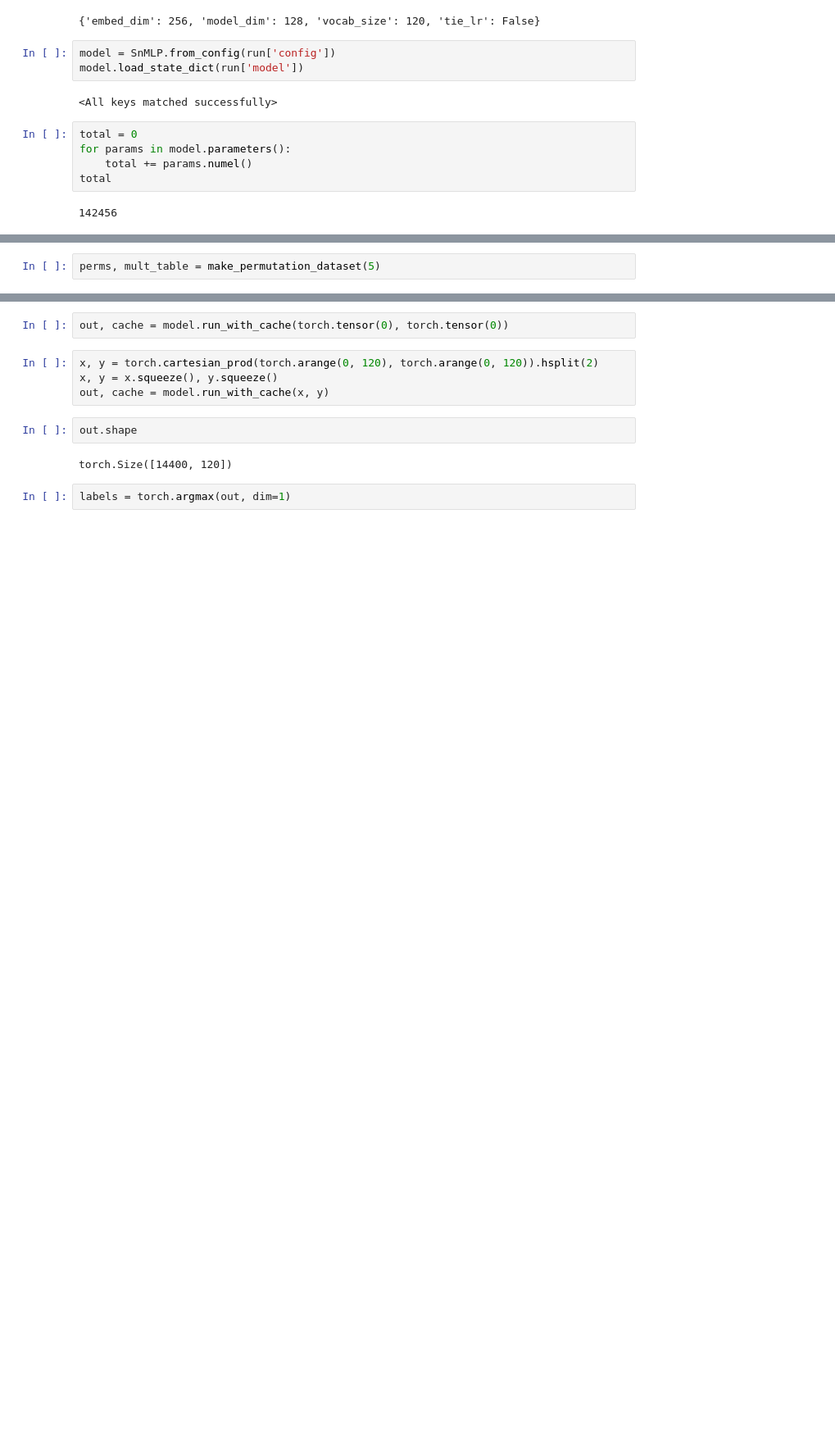
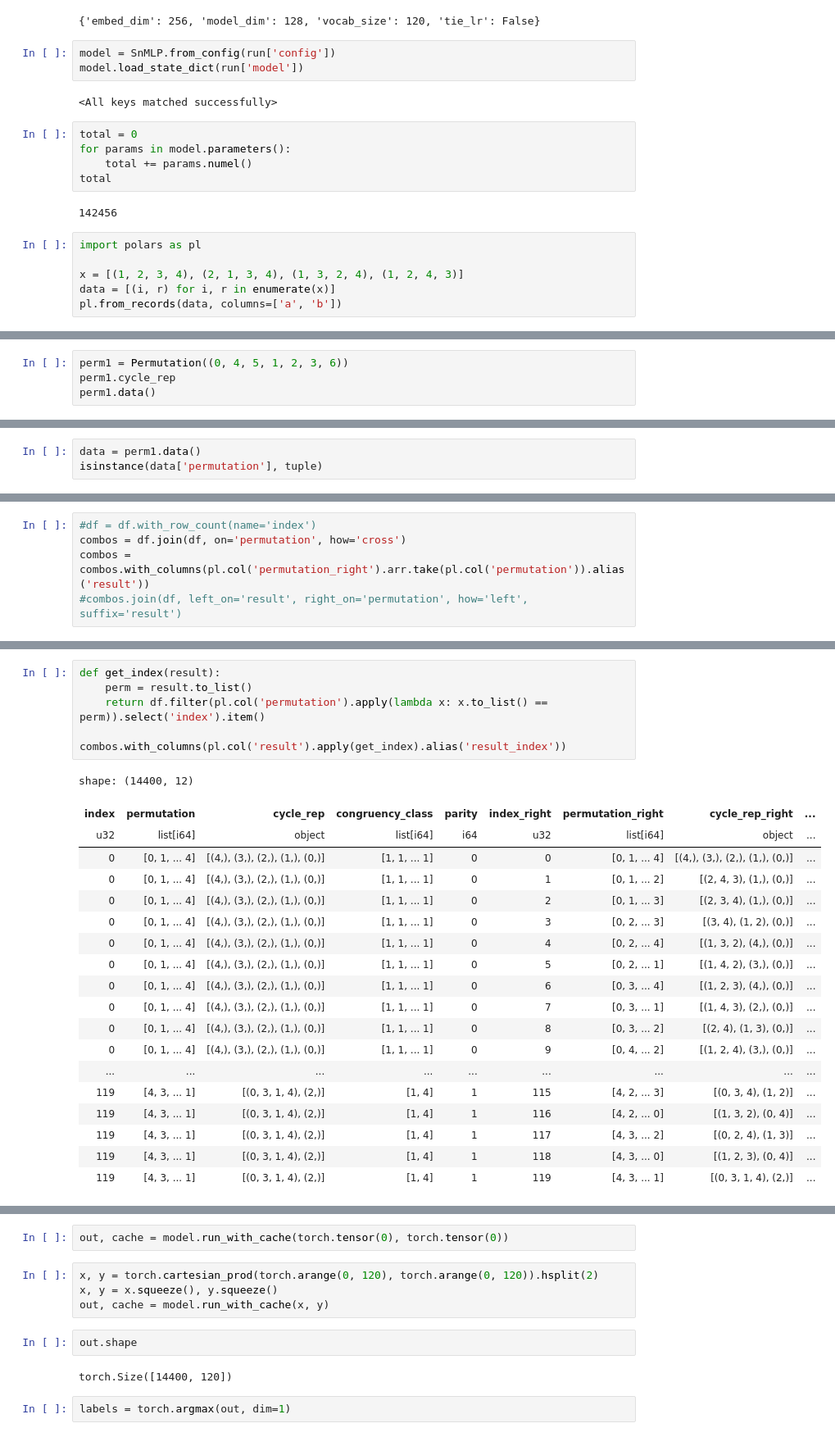
Before and after one commit to dashstander/sn-grok, a Jupyter notebook: mlp_vis.ipynb, the cells around one changed output, grey strips where cells are left out. Shown at 82% size. Cells and saved outputs as stored; diff of their text form; blank space fills up the shorter version.

Commit message:
Use polars better
Signed-off-by: Dashiell Stander <dstander@protonmail.com>

```diff
--- a/mlp_vis.ipynb
+++ b/mlp_vis.ipynb
@@ -22,3 +22,9 @@ for params in model.parameters():
 total
 # %% [output]
 142456
+# %%
+import polars as pl
+
+x = [(1, 2, 3, 4), (2, 1, 3, 4), (1, 3, 2, 4), (1, 2, 4, 3)]
+data = [(i, r) for i, r in enumerate(x)]
+pl.from_records(data, columns=['a', 'b'])
@@ -25,2 +33,4 @@ total
 # %%
-perms, mult_table = make_permutation_dataset(5)
+perm1 = Permutation((0, 4, 5, 1, 2, 3, 6))
+perm1.cycle_rep
+perm1.data()
@@ -26,0 +42,3 @@ perms, mult_table = make_permutation_dataset(5)
+# %%
+data = perm1.data()
+isinstance(data['permutation'], tuple)
@@ -30,0 +207,5 @@ str(perms[0])
+# %%
+#df = df.with_row_count(name='index')
+combos = df.join(df, on='permutation', how='cross')
+combos = combos.with_columns(pl.col('permutation_right').arr.take(pl.col('permutation')).alias('result'))
+#combos.join(df, left_on='result', right_on='permutation', how='left', suffix='result')
@@ -30,0 +216,26 @@ str(perms[0])
+# %%
+def get_index(result):
+    perm = result.to_list()
+    return df.filter(pl.col('permutation').apply(lambda x: x.to_list() == perm)).select('index').item()
+
+combos.with_columns(pl.col('result').apply(get_index).alias('result_index'))
+# %% [output]
+shape: (14400, 12)
+| index | permutation | cycle_rep | congruency_class | parity | index_right | permutation_right | cycle_rep_right | ... |
+| u32 | list[i64] | object | list[i64] | i64 | u32 | list[i64] | object | ... |
+| 0 | [0, 1, ... 4] | [(4,), (3,), (2,), (1,), (0,)] | [1, 1, ... 1] | 0 | 0 | [0, 1, ... 4] | [(4,), (3,), (2,), (1,), (0,)] | ... |
+| 0 | [0, 1, ... 4] | [(4,), (3,), (2,), (1,), (0,)] | [1, 1, ... 1] | 0 | 1 | [0, 1, ... 2] | [(2, 4, 3), (1,), (0,)] | ... |
+| 0 | [0, 1, ... 4] | [(4,), (3,), (2,), (1,), (0,)] | [1, 1, ... 1] | 0 | 2 | [0, 1, ... 3] | [(2, 3, 4), (1,), (0,)] | ... |
+| 0 | [0, 1, ... 4] | [(4,), (3,), (2,), (1,), (0,)] | [1, 1, ... 1] | 0 | 3 | [0, 2, ... 3] | [(3, 4), (1, 2), (0,)] | ... |
+| 0 | [0, 1, ... 4] | [(4,), (3,), (2,), (1,), (0,)] | [1, 1, ... 1] | 0 | 4 | [0, 2, ... 4] | [(1, 3, 2), (4,), (0,)] | ... |
+| 0 | [0, 1, ... 4] | [(4,), (3,), (2,), (1,), (0,)] | [1, 1, ... 1] | 0 | 5 | [0, 2, ... 1] | [(1, 4, 2), (3,), (0,)] | ... |
+| 0 | [0, 1, ... 4] | [(4,), (3,), (2,), (1,), (0,)] | [1, 1, ... 1] | 0 | 6 | [0, 3, ... 4] | [(1, 2, 3), (4,), (0,)] | ... |
+| 0 | [0, 1, ... 4] | [(4,), (3,), (2,), (1,), (0,)] | [1, 1, ... 1] | 0 | 7 | [0, 3, ... 1] | [(1, 4, 3), (2,), (0,)] | ... |
+| 0 | [0, 1, ... 4] | [(4,), (3,), (2,), (1,), (0,)] | [1, 1, ... 1] | 0 | 8 | [0, 3, ... 2] | [(2, 4), (1, 3), (0,)] | ... |
+| 0 | [0, 1, ... 4] | [(4,), (3,), (2,), (1,), (0,)] | [1, 1, ... 1] | 0 | 9 | [0, 4, ... 2] | [(1, 2, 4), (3,), (0,)] | ... |
+| ... | ... | ... | ... | ... | ... | ... | ... | ... |
+| 119 | [4, 3, ... 1] | [(0, 3, 1, 4), (2,)] | [1, 4] | 1 | 115 | [4, 2, ... 3] | [(0, 3, 4), (1, 2)] | ... |
+| 119 | [4, 3, ... 1] | [(0, 3, 1, 4), (2,)] | [1, 4] | 1 | 116 | [4, 2, ... 0] | [(1, 3, 2), (0, 4)] | ... |
+| 119 | [4, 3, ... 1] | [(0, 3, 1, 4), (2,)] | [1, 4] | 1 | 117 | [4, 3, ... 2] | [(0, 2, 4), (1, 3)] | ... |
+| 119 | [4, 3, ... 1] | [(0, 3, 1, 4), (2,)] | [1, 4] | 1 | 118 | [4, 3, ... 0] | [(1, 2, 3), (0, 4)] | ... |
+| 119 | [4, 3, ... 1] | [(0, 3, 1, 4), (2,)] | [1, 4] | 1 | 119 | [4, 3, ... 1] | [(0, 3, 1, 4), (2,)] | ... |
```
Also changed, not shown: parts of 17 cells of this notebook, 3 other files.
